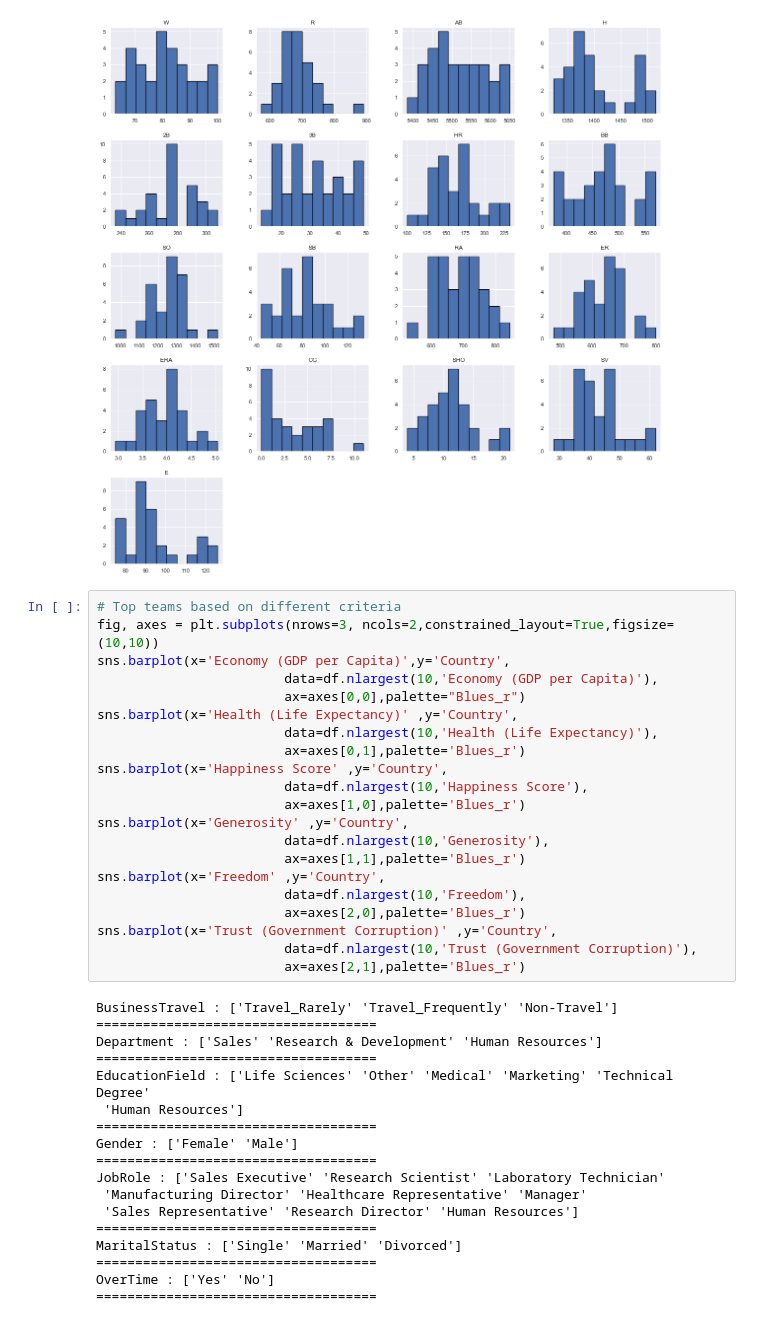
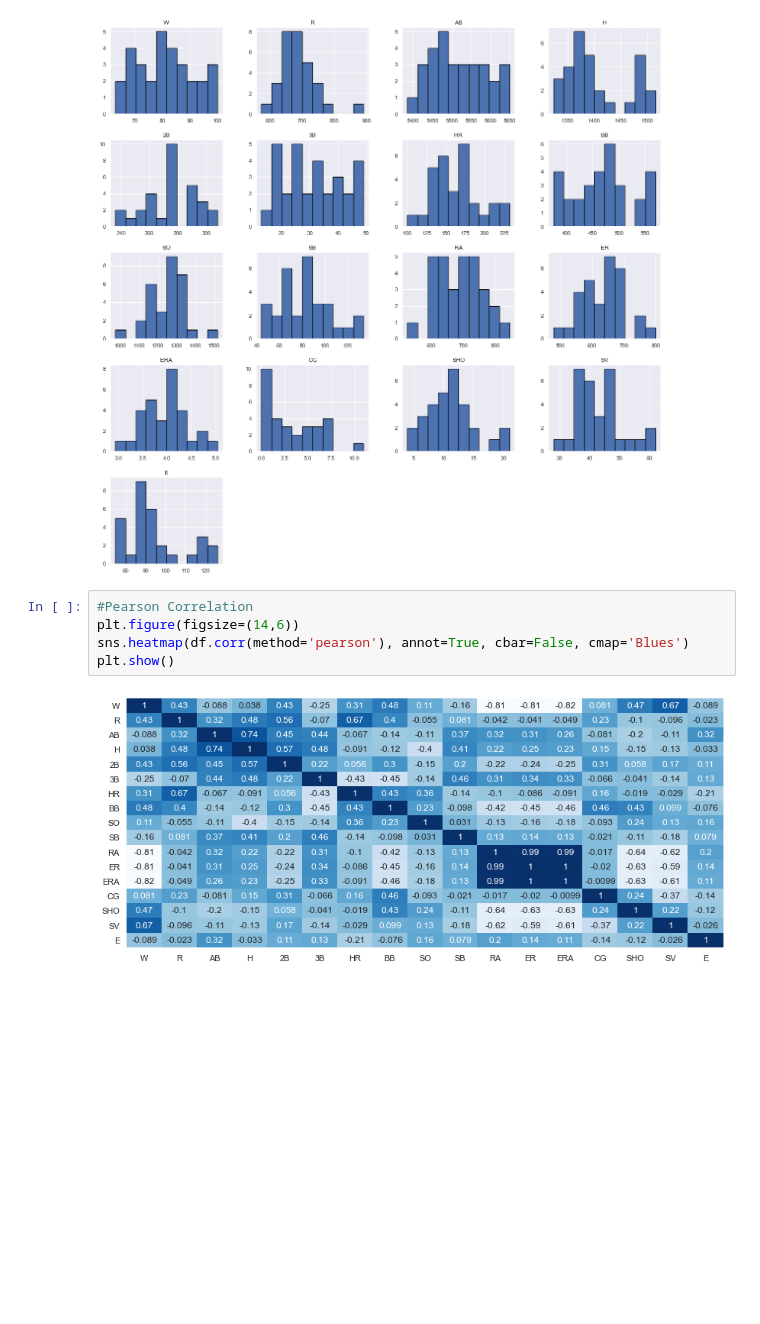
Before and after one commit to PriyankaHaldar-github/DataScienceProjects, a Jupyter notebook: BaseBallWin.ipynb, the cells around one changed output. Cells and saved outputs as stored; diff of their text form; blank space fills up the shorter version.

```diff
--- a/BaseBallWin.ipynb
+++ b/BaseBallWin.ipynb
@@ -124,41 +125,9 @@ df.hist(edgecolor='black', linewidth=1.2, figsize=(20, 20));
 # %% [output]
 [figure]
 # %%
-# Top teams based on different criteria
-fig, axes = plt.subplots(nrows=3, ncols=2,constrained_layout=True,figsize=(10,10))
-sns.barplot(x='Economy (GDP per Capita)',y='Country',
-                        data=df.nlargest(10,'Economy (GDP per Capita)'),
-                        ax=axes[0,0],palette="Blues_r")
-sns.barplot(x='Health (Life Expectancy)' ,y='Country',
-                        data=df.nlargest(10,'Health (Life Expectancy)'),
-                        ax=axes[0,1],palette='Blues_r')
-sns.barplot(x='Happiness Score' ,y='Country',
-                        data=df.nlargest(10,'Happiness Score'),
-                        ax=axes[1,0],palette='Blues_r')
-sns.barplot(x='Generosity' ,y='Country',
-                        data=df.nlargest(10,'Generosity'),
-                        ax=axes[1,1],palette='Blues_r')
-sns.barplot(x='Freedom' ,y='Country',
-                        data=df.nlargest(10,'Freedom'),
-                        ax=axes[2,0],palette='Blues_r')
-sns.barplot(x='Trust (Government Corruption)' ,y='Country',
-                        data=df.nlargest(10,'Trust (Government Corruption)'),
-                        ax=axes[2,1],palette='Blues_r')
+#Pearson Correlation
+plt.figure(figsize=(14,6))
+sns.heatmap(df.corr(method='pearson'), annot=True, cbar=False, cmap='Blues')
+plt.show()
 # %% [output]
-BusinessTravel : ['Travel_Rarely' 'Travel_Frequently' 'Non-Travel']
-====================================
-Department : ['Sales' 'Research & Development' 'Human Resources']
-====================================
-EducationField : ['Life Sciences' 'Other' 'Medical' 'Marketing' 'Technical Degree'
- 'Human Resources']
-====================================
-Gender : ['Female' 'Male']
-====================================
-JobRole : ['Sales Executive' 'Research Scientist' 'Laboratory Technician'
- 'Manufacturing Director' 'Healthcare Representative' 'Manager'
- 'Sales Representative' 'Research Director' 'Human Resources']
-====================================
-MaritalStatus : ['Single' 'Married' 'Divorced']
-====================================
-OverTime : ['Yes' 'No']
-====================================
+[figure, added]
```
Also changed, not shown: parts of 20 cells of this notebook.
